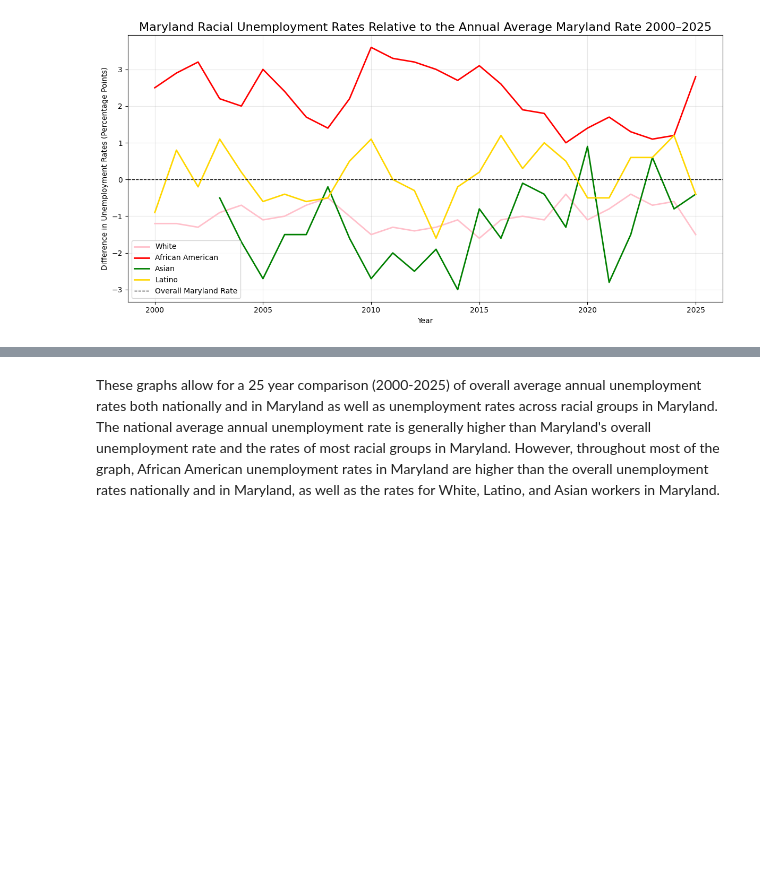
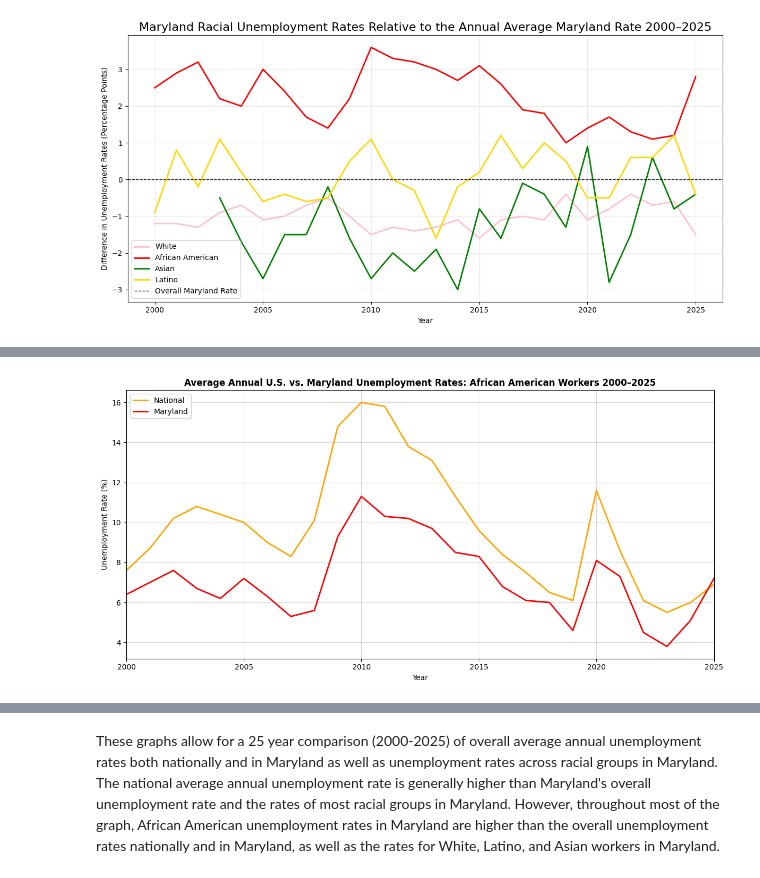
Before and after one commit to MoutazMohamed0/DATA-205-Capstone-Project-Fall-2026, a Jupyter notebook: EDA & Ingestion/DATA205CapstoneProject.ipynb, the cells around one changed output, grey strips where cells are left out. Drawn from its saved outputs; the diff is of its cells as text; code cells hidden in the pictures; blank space fills up the shorter version.

```diff
--- a/EDA & Ingestion/DATA205CapstoneProject.ipynb
+++ b/EDA & Ingestion/DATA205CapstoneProject.ipynb
@@ -235,0 +283,19 @@ plt.show()
+# %%
+# Unemployment in African American Workers in the U.S. vs. Maryland
+plt.figure(figsize=(12, 6))
+
+plt.plot(df2["Year"], df2["US UNRate Black or African American"], label="National", color="Orange", linewidth=2)
+
+plt.plot(df2["Year"], df2["MD UNRate Black or African American"], label="Maryland", color="Red", linewidth=2)
+
+plt.title("Average Annual U.S. vs. Maryland Unemployment Rates: African American Workers 2000–2025", fontweight='bold', fontsize=12)
+
+plt.xlabel("Year")
+plt.ylabel("Unemployment Rate (%)")
+plt.legend(loc="upper left")
+plt.margins(x=0)
+plt.grid(alpha=0.5)
+plt.tight_layout()
+plt.show()
+# %% [output]
+[figure, added]
```
Also changed, not shown: parts of 10 cells of this notebook.
